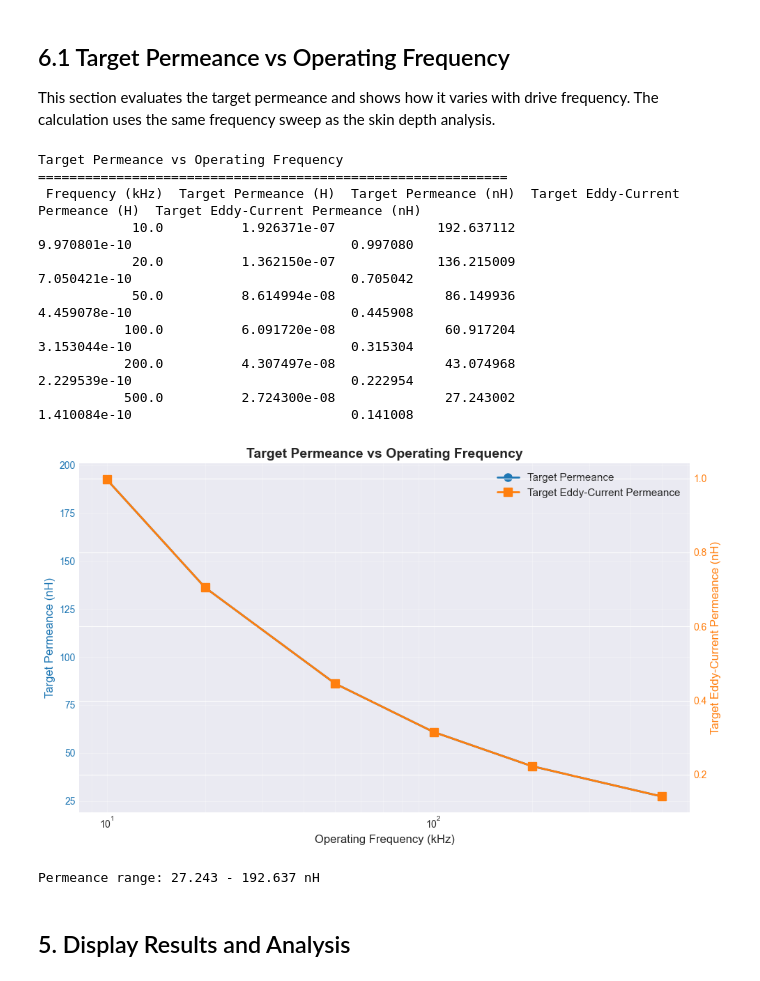
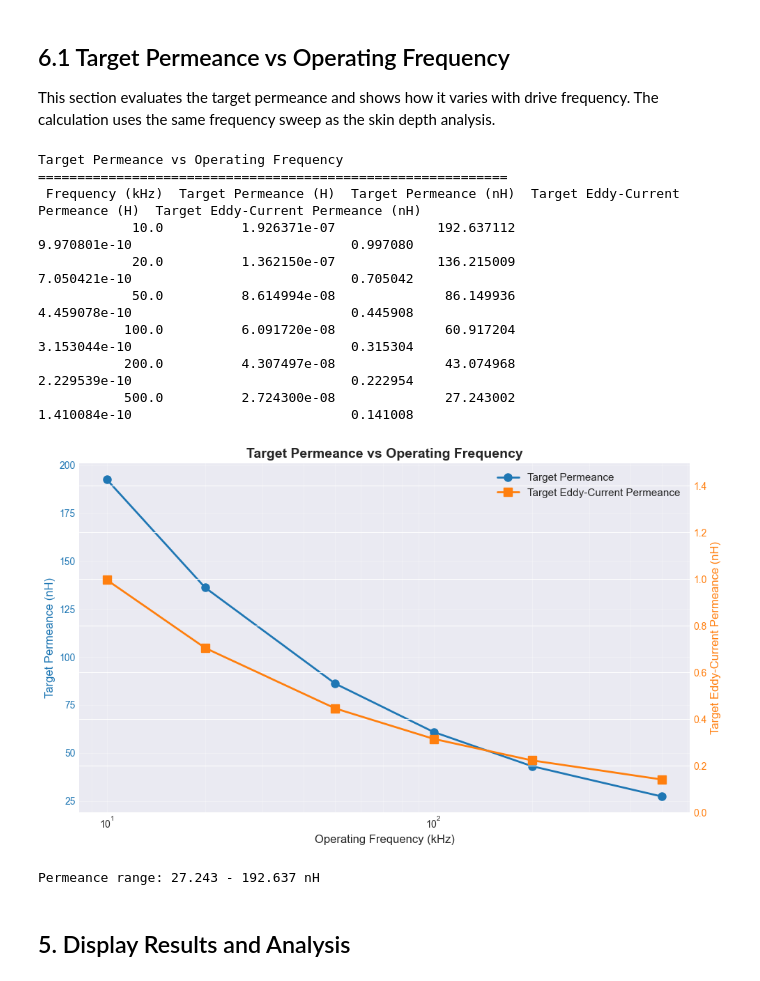
Before and after one commit to MoreCoffee12/MagnetoelasticSensor, a Jupyter notebook: notebooks/HelloWorld.ipynb, the cells around one changed output. Drawn from its saved outputs; the diff is of its cells as text; code cells hidden in the pictures.

```diff
--- a/notebooks/HelloWorld.ipynb
+++ b/notebooks/HelloWorld.ipynb
@@ -431,34 +431,35 @@ ax.set_ylabel('Target Permeance (nH)', fontsize=12, color='C0')
 ax.tick_params(axis='y', labelcolor='C0')
 
 # Create secondary y-axis on the right
 ax2 = ax.twinx()
 ax2.semilogx(frequencies_khz, p3_results_eddy * 1e9, 's-', linewidth=2, markersize=8, label='Target Eddy-Current Permeance', color='C1')
 ax2.set_ylabel('Target Eddy-Current Permeance (nH)', fontsize=12, color='C1')
 ax2.tick_params(axis='y', labelcolor='C1')
+ax2.set_ylim(0, max(p3_results_eddy)*1e9*1.5)  # Set y-axis limit for better visualization
 
 ax.set_title('Target Permeance vs Operating Frequency', fontsize=14, fontweight='bold')
 ax.grid(True, which='both', alpha=0.3)
 
 # Combine legends from both axes
 lines1, labels1 = ax.get_legend_handles_labels()
 lines2, labels2 = ax2.get_legend_handles_labels()
 ax.legend(lines1 + lines2, labels1 + labels2, fontsize=11, loc='upper right')
 
 plt.tight_layout()
 plt.show()
 
 print(f"\nPermeance range: {p3_results.min()*1e9:.3f} - {p3_results.max()*1e9:.3f} nH")
 # %% [output]
 Target Permeance vs Operating Frequency
 ============================================================
  Frequency (kHz)  Target Permeance (H)  Target Permeance (nH)  Target Eddy-Current Permeance (H)  Target Eddy-Current Permeance (nH)
             10.0          1.926371e-07             192.637112                       9.970801e-10                            0.997080
             20.0          1.362150e-07             136.215009                       7.050421e-10                            0.705042
             50.0          8.614994e-08              86.149936                       4.459078e-10                            0.445908
            100.0          6.091720e-08              60.917204                       3.153044e-10                            0.315304
            200.0          4.307497e-08              43.074968                       2.229539e-10                            0.222954
            500.0          2.724300e-08              27.243002                       1.410084e-10                            0.141008
-[figure, old version]
+[figure, new version]
 Permeance range: 27.243 - 192.637 nH
 # %% [markdown]
 ## 5. Display Results and Analysis
```
Also changed, not shown: 2 other files.
